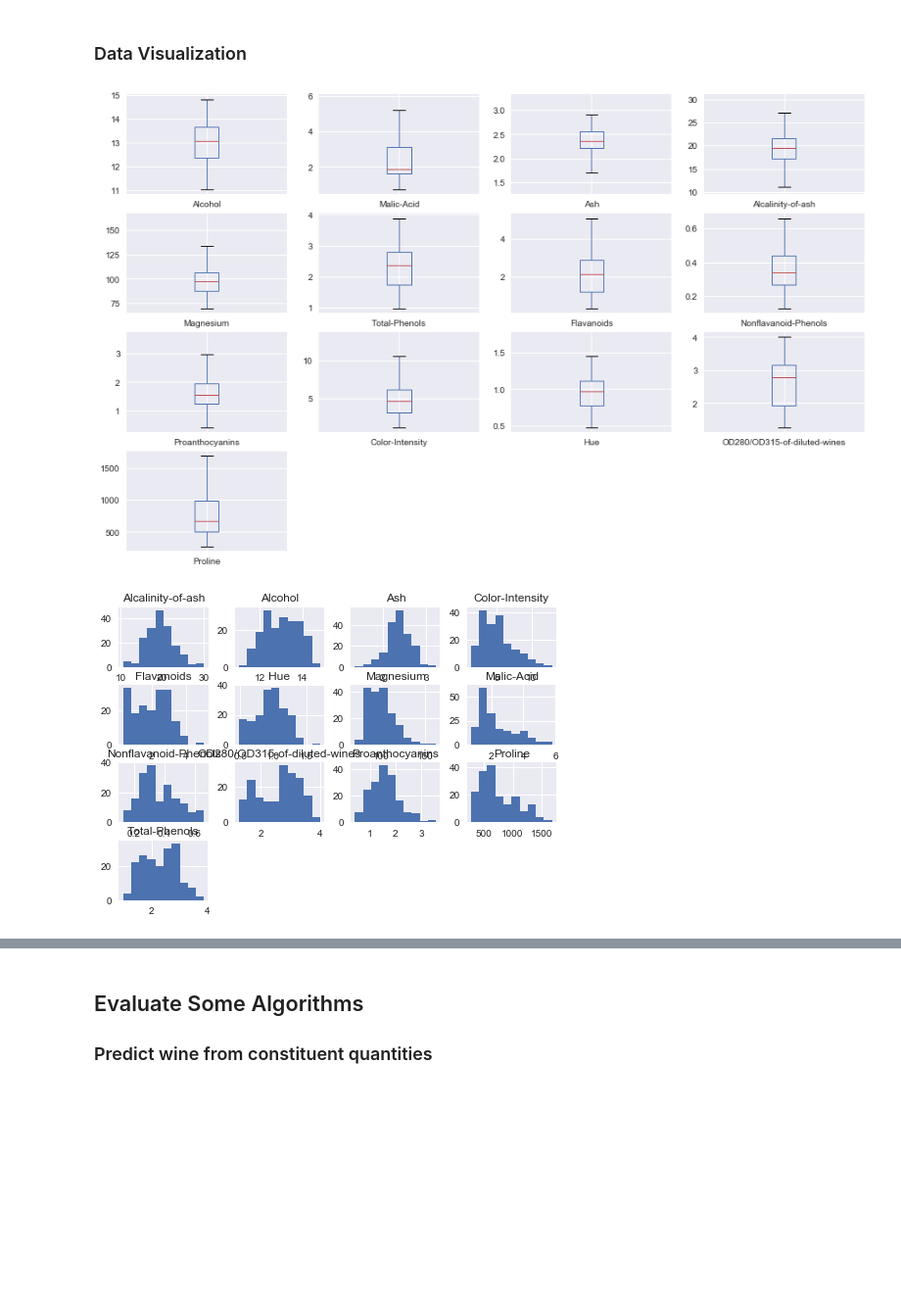
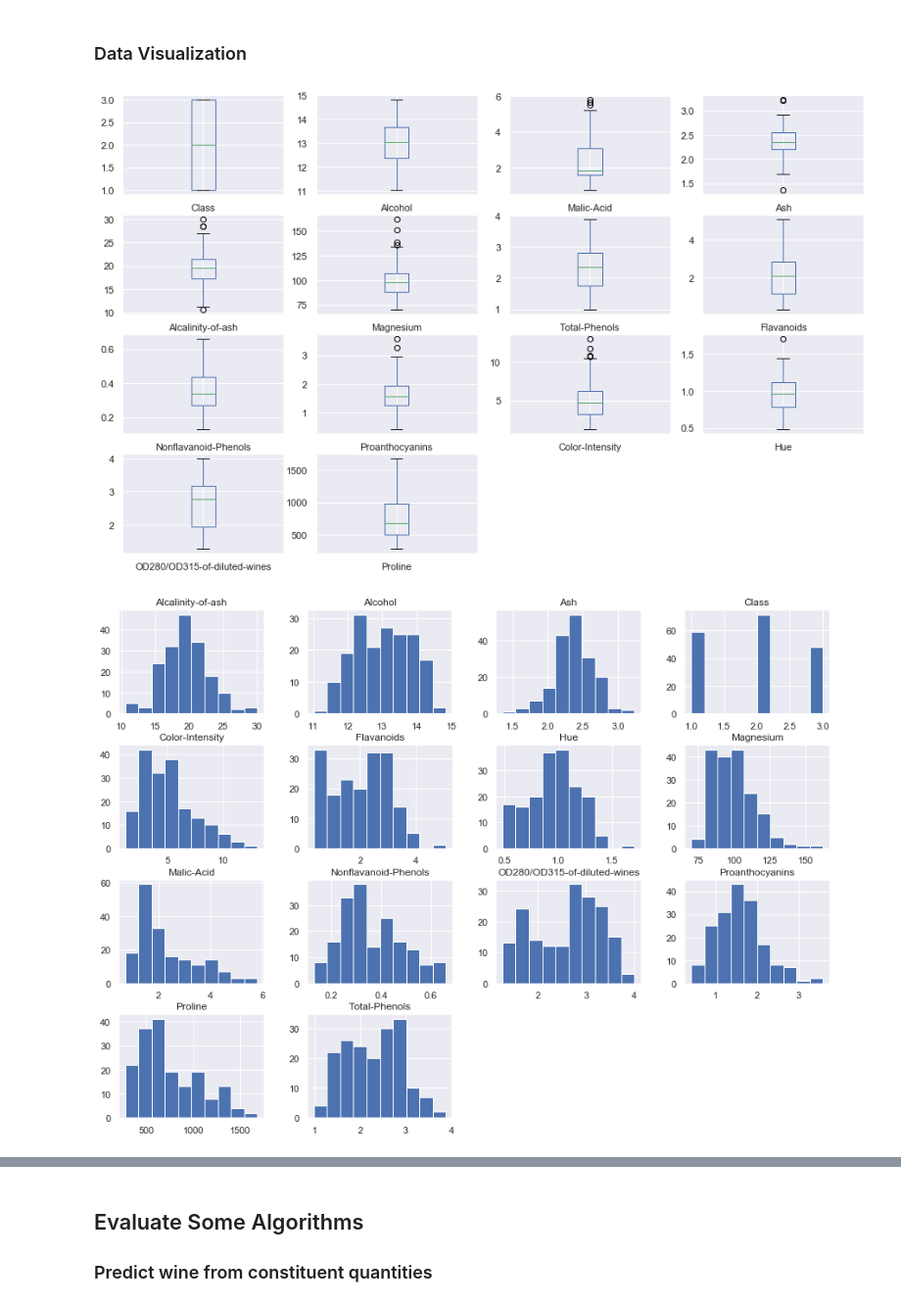
Before and after one commit to segunadelowo/wine-exploration, a Jupyter notebook: develop/2017-09-10-SA-predict-wine-type-from-constituents-quantities.ipynb, the cells around one changed output, grey strips where cells are left out. Shown at 98% size. Drawn from its saved outputs; the diff is of its cells as text; code cells hidden in the pictures; blank space fills up the shorter version.

Commit message:
plot updates

```diff
--- a/develop/2017-09-10-SA-predict-wine-type-from-constituents-quantities.ipynb
+++ b/develop/2017-09-10-SA-predict-wine-type-from-constituents-quantities.ipynb
@@ -110,9 +110,6 @@ dtype: int64
 def ConvertNumberToString(value):
     x= str(value)
     return x
-# %%
-value = lambda x: ConvertNumberToString(x)
-dataset['Class'] = dataset['Class'].map(value)
 # %% [markdown]
 ### Data Visualization
 # %%
@@ -126,13 +123,13 @@ dataset['Class'] = dataset['Class'].map(value)
 dataset.plot(kind='box', subplots=True, layout=(5,4), sharex=False, sharey=False, figsize=(15,12))
 plt.show()
 # %% [output]
-[figure, old version]
+[figure, new version]
 # %%
 # histograms
-dataset.hist()
+dataset.hist(figsize=(15,11))
 plt.show()
 # %% [output]
-[figure, old version]
+[figure, new version]
 # %%
 # 6 input variables look like they have a Gaussian distribution.
 # This is useful to note as we can use algorithms that can exploit this assumption
```
Also changed, not shown: parts of 11 cells of this notebook, 5 other files.
